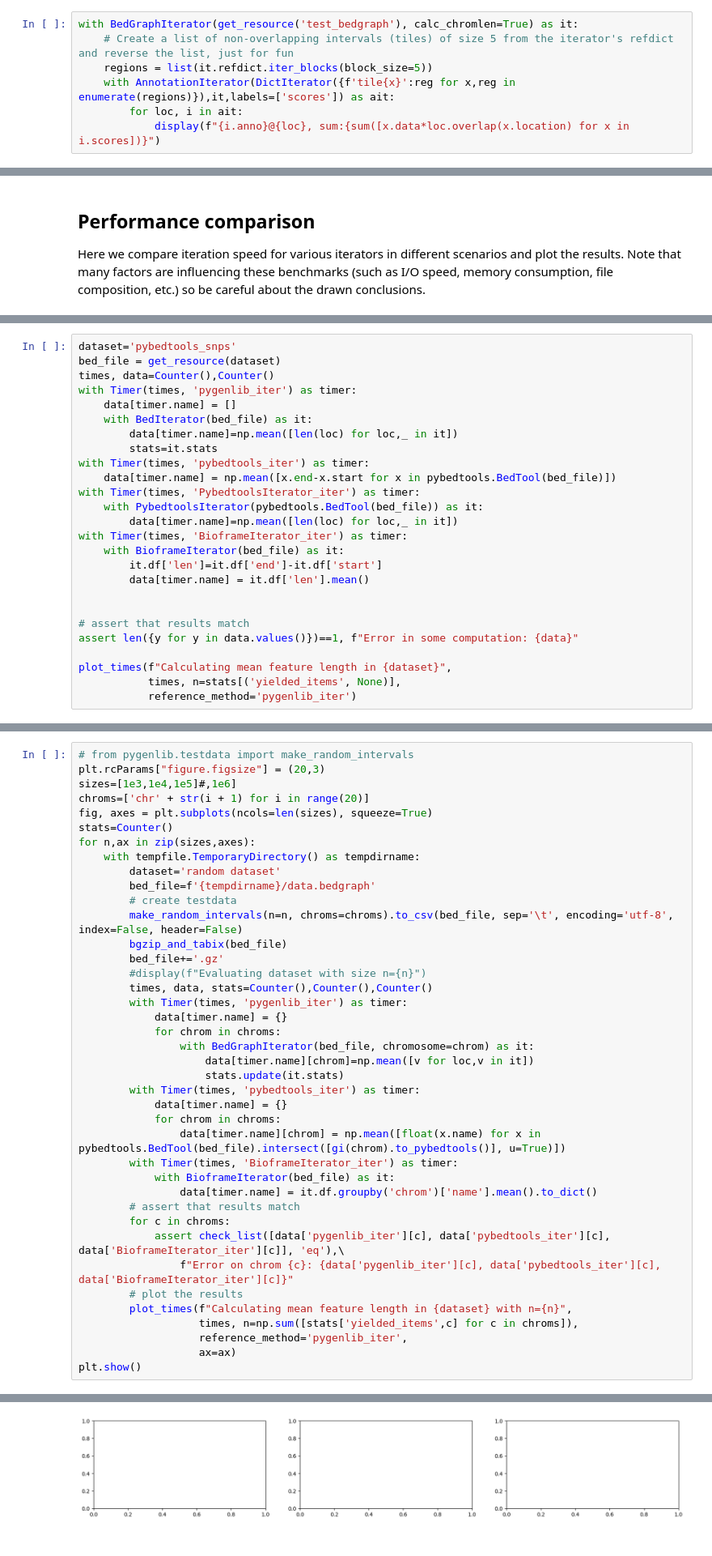
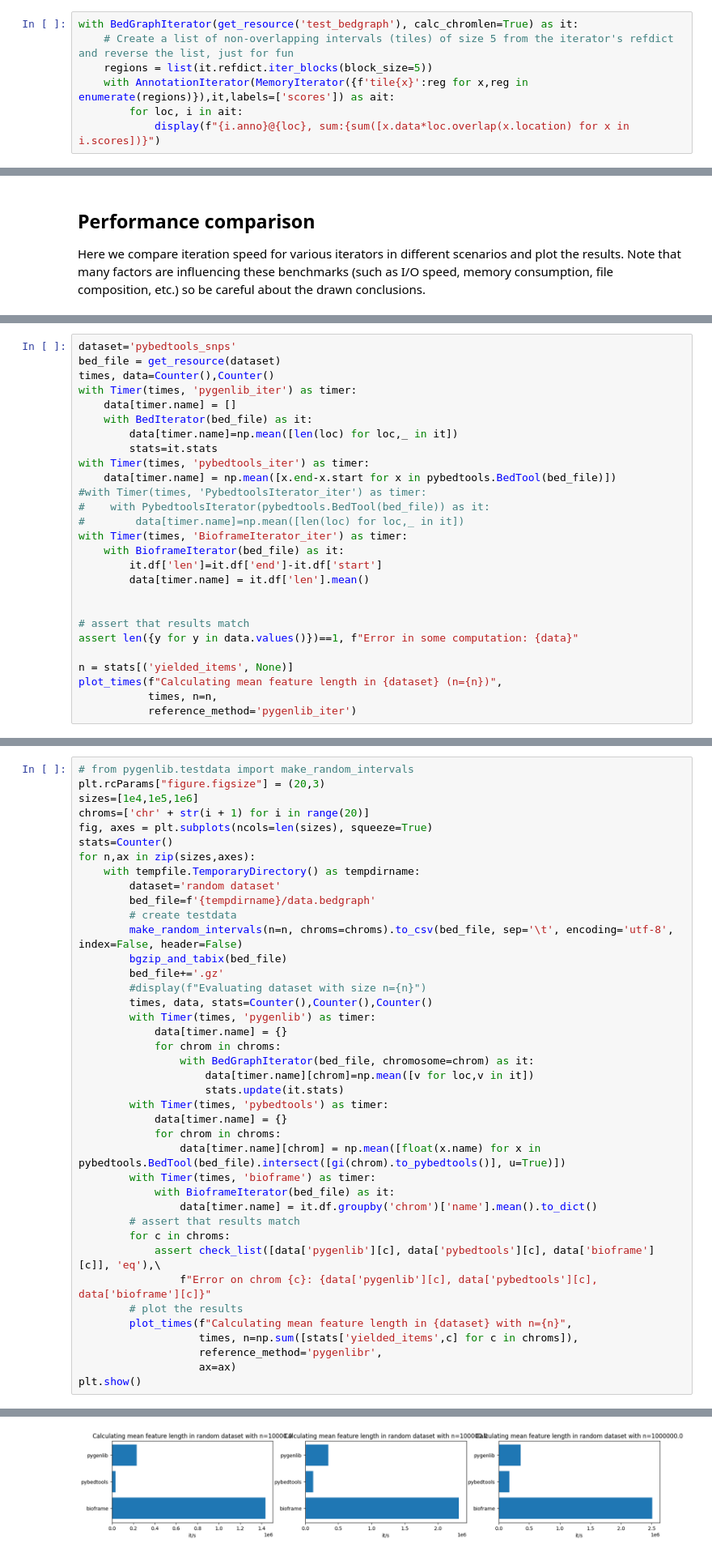
Before and after one commit to popitsch/rnalib, a Jupyter notebook: notebooks/README.ipynb, the cells around one changed output, grey strips where cells are left out. Shown at 81% size. Cells and saved outputs as stored; diff of their text form.

```diff
--- a/notebooks/README.ipynb
+++ b/notebooks/README.ipynb
@@ -485,7 +532,7 @@ Here is another example in which we calculate a smoothed version of a begraph fi
 with BedGraphIterator(get_resource('test_bedgraph'), calc_chromlen=True) as it:
     # Create a list of non-overlapping intervals (tiles) of size 5 from the iterator's refdict and reverse the list, just for fun
     regions = list(it.refdict.iter_blocks(block_size=5))
-    with AnnotationIterator(DictIterator({f'tile{x}':reg for x,reg in enumerate(regions)}),it,labels=['scores']) as ait:
+    with AnnotationIterator(MemoryIterator({f'tile{x}':reg for x,reg in enumerate(regions)}),it,labels=['scores']) as ait:
         for loc, i in ait:
             display(f"{i.anno}@{loc}, sum:{sum([x.data*loc.overlap(x.location) for x in i.scores])}")
 # %% [output]
@@ -975,9 +1018,9 @@ with Timer(times, 'pygenlib_iter') as timer:
         stats=it.stats
 with Timer(times, 'pybedtools_iter') as timer:
     data[timer.name] = np.mean([x.end-x.start for x in pybedtools.BedTool(bed_file)])
-with Timer(times, 'PybedtoolsIterator_iter') as timer:
-    with PybedtoolsIterator(pybedtools.BedTool(bed_file)) as it:
-        data[timer.name]=np.mean([len(loc) for loc,_ in it])
+#with Timer(times, 'PybedtoolsIterator_iter') as timer:
+#    with PybedtoolsIterator(pybedtools.BedTool(bed_file)) as it:
+#        data[timer.name]=np.mean([len(loc) for loc,_ in it])
 with Timer(times, 'BioframeIterator_iter') as timer:
     with BioframeIterator(bed_file) as it:
         it.df['len']=it.df['end']-it.df['start']
@@ -987,7 +1030,8 @@ with Timer(times, 'BioframeIterator_iter') as timer:
 # assert that results match
 assert len({y for y in data.values()})==1, f"Error in some computation: {data}"
 
-plot_times(f"Calculating mean feature length in {dataset}",
-           times, n=stats[('yielded_items', None)],
+n = stats[('yielded_items', None)]
+plot_times(f"Calculating mean feature length in {dataset} (n={n})",
+           times, n=n,
            reference_method='pygenlib_iter')
 # %% [output]
@@ -1004,7 +1048,7 @@ Bioframe is the fastest option for this task due to the effienct pandas data gro
 # %%
 # from pygenlib.testdata import make_random_intervals
 plt.rcParams["figure.figsize"] = (20,3)
-sizes=[1e3,1e4,1e5]#,1e6]
+sizes=[1e4,1e5,1e6]
 chroms=['chr' + str(i + 1) for i in range(20)]
 fig, axes = plt.subplots(ncols=len(sizes), squeeze=True)
 stats=Counter()
@@ -1018,27 +1062,27 @@ for n,ax in zip(sizes,axes):
         bed_file+='.gz'
         #display(f"Evaluating dataset with size n={n}")
         times, data, stats=Counter(),Counter(),Counter()
-        with Timer(times, 'pygenlib_iter') as timer:
+        with Timer(times, 'pygenlib') as timer:
             data[timer.name] = {}
             for chrom in chroms:
                 with BedGraphIterator(bed_file, chromosome=chrom) as it:
                     data[timer.name][chrom]=np.mean([v for loc,v in it])
                     stats.update(it.stats)
-        with Timer(times, 'pybedtools_iter') as timer:
+        with Timer(times, 'pybedtools') as timer:
             data[timer.name] = {}
             for chrom in chroms:
                 data[timer.name][chrom] = np.mean([float(x.name) for x in pybedtools.BedTool(bed_file).intersect([gi(chrom).to_pybedtools()], u=True)])
-        with Timer(times, 'BioframeIterator_iter') as timer:
+        with Timer(times, 'bioframe') as timer:
             with BioframeIterator(bed_file) as it:
                 data[timer.name] = it.df.groupby('chrom')['name'].mean().to_dict()
         # assert that results match
         for c in chroms:
-            assert check_list([data['pygenlib_iter'][c], data['pybedtools_iter'][c], data['BioframeIterator_iter'][c]], 'eq'),\
-                f"Error on chrom {c}: {data['pygenlib_iter'][c], data['pybedtools_iter'][c], data['BioframeIterator_iter'][c]}"
+            assert check_list([data['pygenlib'][c], data['pybedtools'][c], data['bioframe'][c]], 'eq'),\
+                f"Error on chrom {c}: {data['pygenlib'][c], data['pybedtools'][c], data['bioframe'][c]}"
         # plot the results
         plot_times(f"Calculating mean feature length in {dataset} with n={n}",
                    times, n=np.sum([stats['yielded_items',c] for c in chroms]),
-                   reference_method='pygenlib_iter',
+                   reference_method='pygenlibr',
                    ax=ax)
 plt.show()
 # %% [output]
@@ -1046,4 +1089,4 @@ AssertionError: Error on chrom chr1: (609.6, 609.6, 609.3157894736842)
-[figure, old version]
+[figure, new version]
 # %% [markdown]
 ### Filtered iteration
 Here we add some more filtering steps and compare different methods for counting minus strand features on one chromosome in a large GFF3 file that is downloaded from gencode to a temporary directory, sorted, bgzipped, index and then analysed.
```
Also changed, not shown: parts of 58 cells of this notebook, 2 other files.
